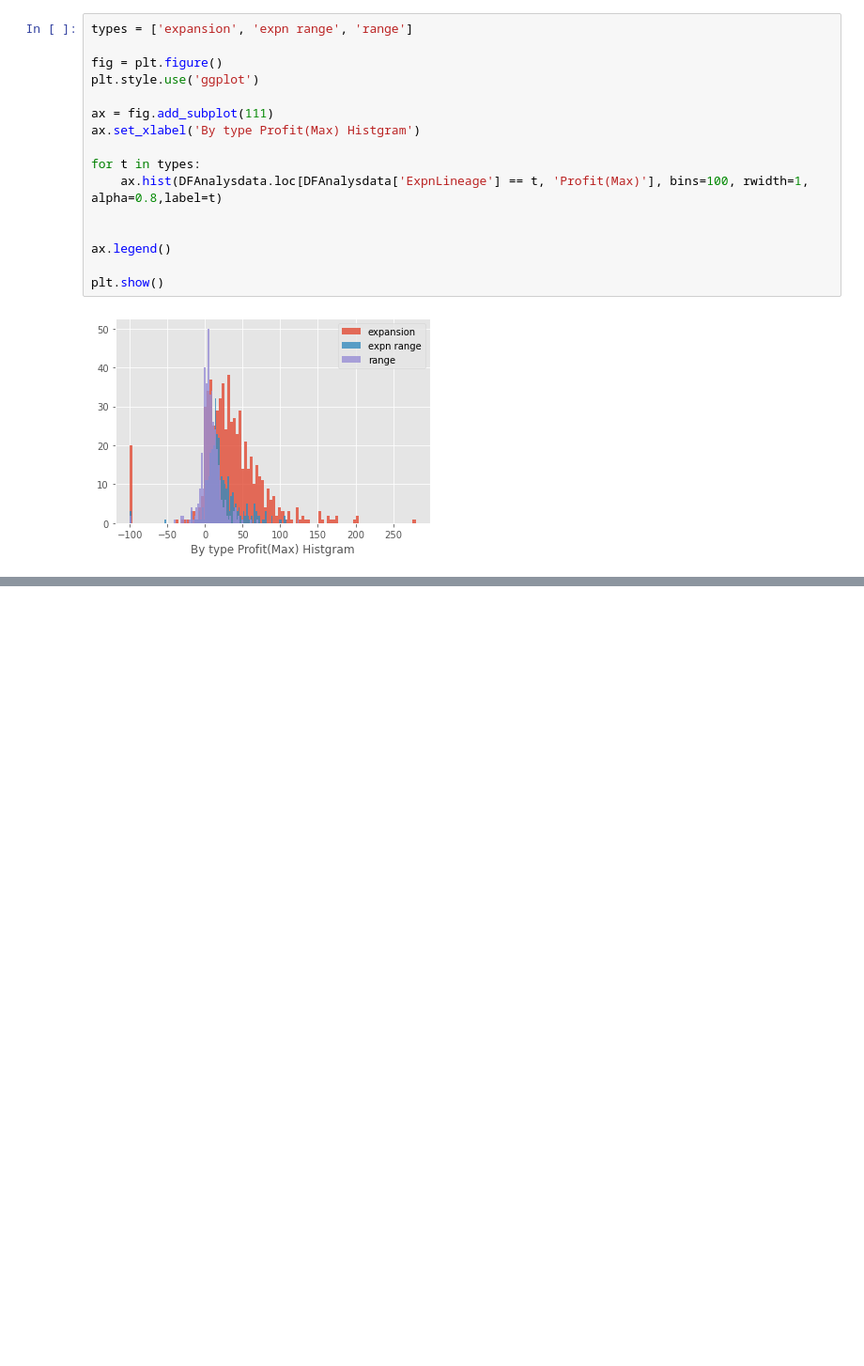
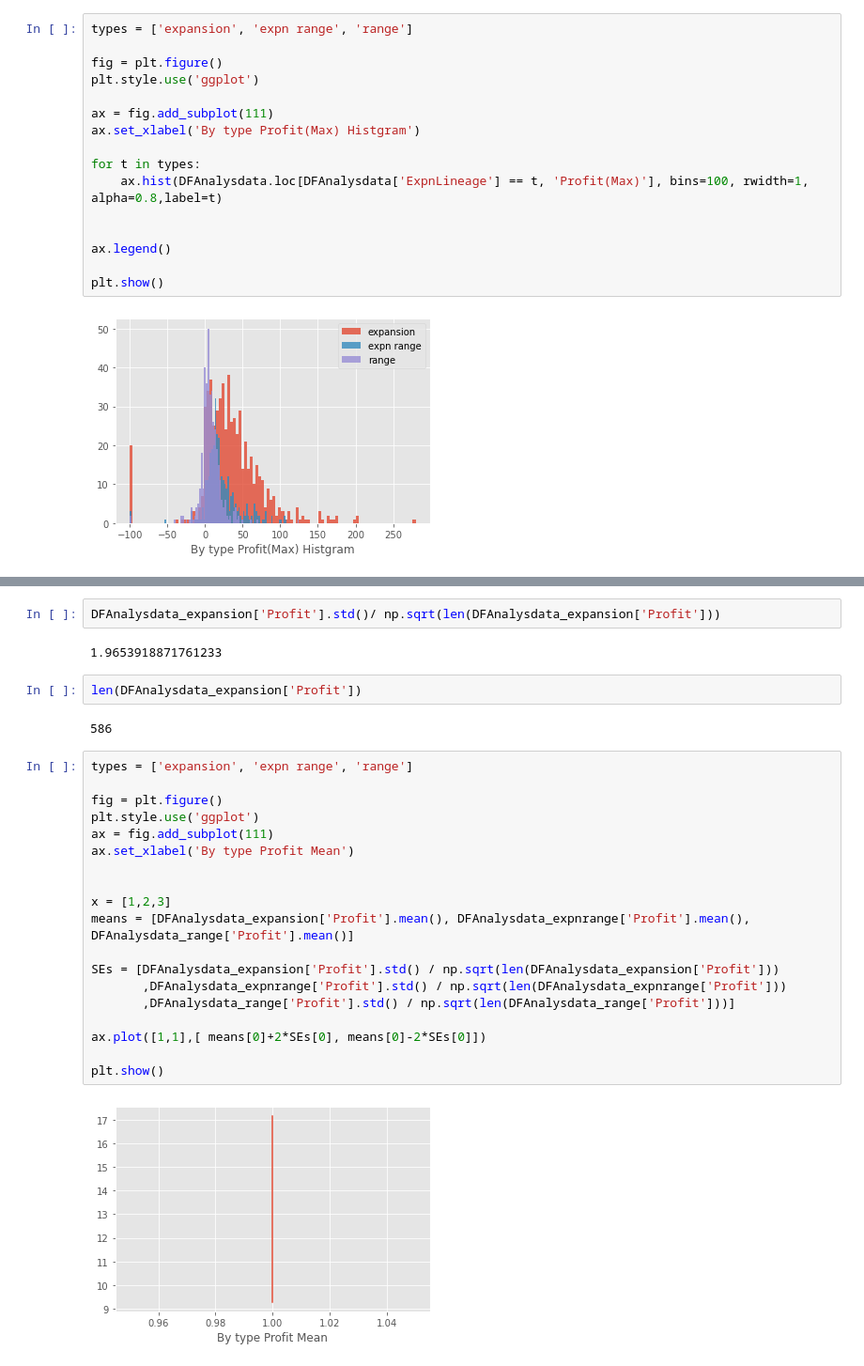
Before and after one commit to Jhosua-a/FXAnalysisData, a Jupyter notebook: MixBollinger.ipynb, the cells around one changed output, grey strips where cells are left out. Shown at 94% size. Saved outputs shown, nothing was run; the diff lists cells and outputs as text; blank space fills up the shorter version.

```diff
--- a/MixBollinger.ipynb
+++ b/MixBollinger.ipynb
@@ -757,0 +769,29 @@ print("確率変数x=0のときの確率密度(一日で利益が0以上にな
+# %%
+DFAnalysdata_expansion['Profit'].std()/ np.sqrt(len(DFAnalysdata_expansion['Profit']))
+# %% [output]
+1.9653918871761233
+# %%
+len(DFAnalysdata_expansion['Profit'])
+# %% [output]
+586
+# %%
+types = ['expansion', 'expn range', 'range']
+
+fig = plt.figure()
+plt.style.use('ggplot')
+ax = fig.add_subplot(111)
+ax.set_xlabel('By type Profit Mean')
+
+
+x = [1,2,3]
+means = [DFAnalysdata_expansion['Profit'].mean(), DFAnalysdata_expnrange['Profit'].mean(), DFAnalysdata_range['Profit'].mean()]
+
+SEs = [DFAnalysdata_expansion['Profit'].std() / np.sqrt(len(DFAnalysdata_expansion['Profit']))
+       ,DFAnalysdata_expnrange['Profit'].std() / np.sqrt(len(DFAnalysdata_expnrange['Profit']))
+       ,DFAnalysdata_range['Profit'].std() / np.sqrt(len(DFAnalysdata_range['Profit']))]
+
+ax.plot([1,1],[ means[0]+2*SEs[0], means[0]-2*SEs[0]])
+
+plt.show()
+# %% [output]
+[figure, added]
```
Also changed, not shown: parts of 4 cells of this notebook.
